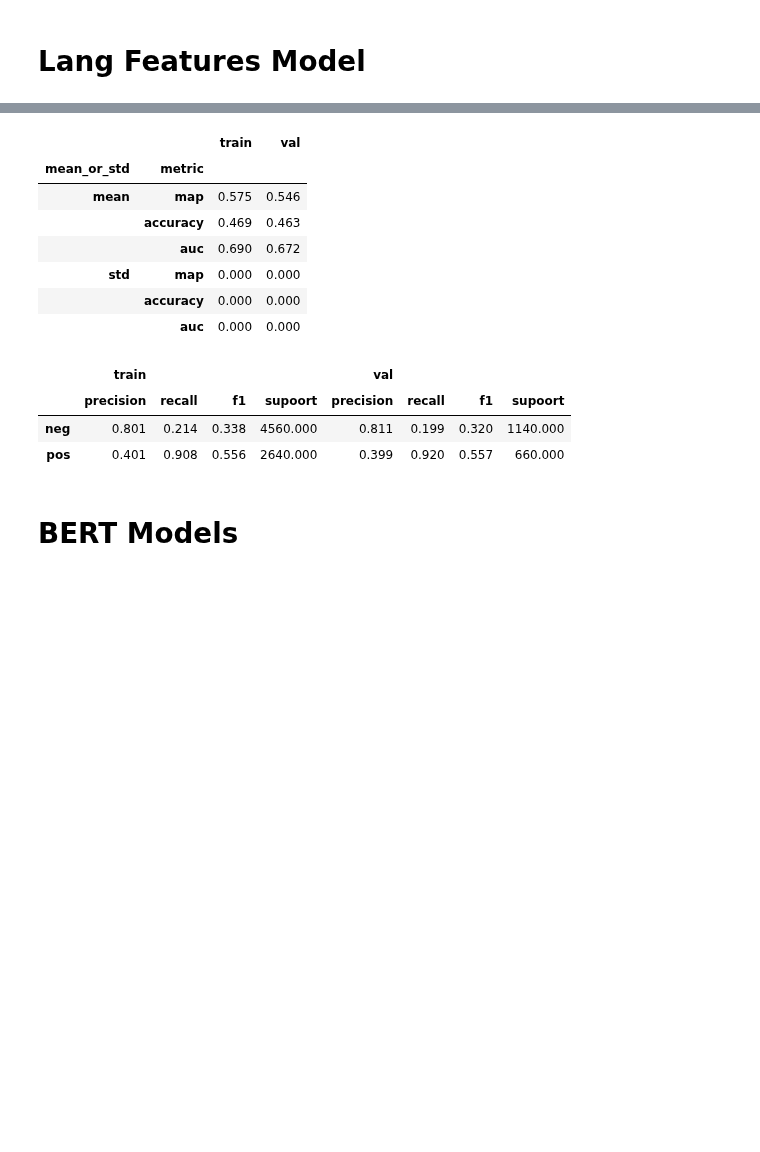
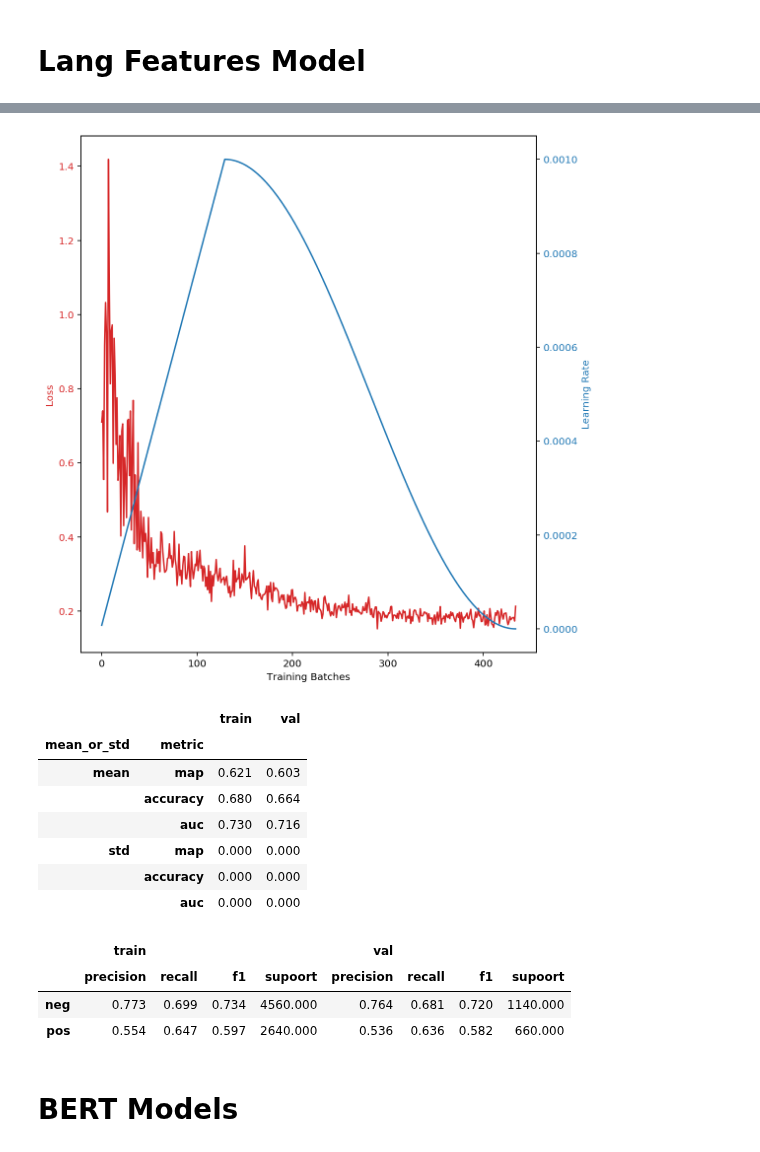
Before and after one commit to faizanahemad/facebook-hateful-memes, a Jupyter notebook: notebooks/Fasttext1DCNN.ipynb, the cells around one changed output, grey strips where cells are left out. Cells and saved outputs as stored; diff of their text form; code cells hidden in the pictures; blank space fills up the shorter version.

Commit message:
Fasttext NB

```diff
--- a/notebooks/Fasttext1DCNN.ipynb
+++ b/notebooks/Fasttext1DCNN.ipynb
@@ -65,17 +69,10 @@ choice_probas = {"keyboard": 0.1, "char_substitute": 0.0, "char_insert": 0.1, "c
                  "text_rotate": 0.5, "sentence_shuffle": 0.5, "one_third_cut": 0.3, "half_cut":0.1}
 preprocess_text = TextAugment([0.05, 0.05, 0.05, 0.35, 0.3, 0.2], choice_probas, fasttext_file="wiki-news-300d-1M-subword.bin")
 
-im_transform = transforms.RandomChoice([transforms.Grayscale(num_output_channels=3),
-                                        transforms.RandomHorizontalFlip(p=1.0),
-                                        lambda x: x,
-                                        transforms.Compose([transforms.Resize(256), transforms.CenterCrop(224)]),
-                                        transforms.Compose([transforms.Resize(480), transforms.CenterCrop(400)]),
-                                        transforms.Compose([transforms.Resize(640), transforms.CenterCrop(520)]),
-                                        DefinedRotation(15), QuadrantCut()])
 
-data = get_datasets(data_dir="../data/", train_text_transform=preprocess_text, train_image_transform=im_transform,
+data = get_datasets(data_dir="../data/", train_text_transform=preprocess_text, train_image_transform=None,
                     test_text_transform=None, test_image_transform=None,
-                    cache_images = True, use_images = True, dev=False,
+                    cache_images = True, use_images = False, dev=False,
                     keep_original_text=False, keep_original_image=False,
                     keep_processed_image=True, keep_torchvision_image=False,)
 
@@ -97,7 +94,7 @@ rangerQHparams = dict(lr=1e-3, betas=(0.9, 0.999), nus=(.7, 1.0),
     eps=1e-8,)
 
 adam = torch.optim.Adam
-adam_params = params=dict(lr=1e-3, weight_decay=1e-6)
+adam_params = params=dict(lr=1e-3, weight_decay=1e-7)
 
 adamw = torch.optim.AdamW
 adamw_params = dict(lr=0.001, betas=(0.9, 0.999), eps=1e-08, weight_decay=1e-2)
@@ -169,21 +204,31 @@ prfs
 # %% [markdown]
 # Lang Features Model
 # %%
-epochs = 5
+epochs = 15
 batch_size=256
+# fasttext_crawl 1.9s
+# spacy 1.8s
+# full_view 1.4s 0.659	0.651
+# gensim 7.5s # 0.718	0.737
+# nltk 3s 0.609	0.585
+# "spacy", "key_phrases" 4.2s 0.688	0.670
+# "fasttext_crawl", "spacy", "key_phrases", "gensim" 20s 0.763	0.729 2h 49m
+# "fasttext_crawl", "gensim" 11s 0.749	0.733 1h 47m
+# gensim 8s 0.751	0.733 1h 20m
 
 all_caps = ["fasttext_crawl", "spacy", "full_view", "key_phrases", "nltk", "gensim"] # "snlp", "ibm_max", "tmoji", "key_phrases", "full_view", "spacy", "nltk", "fasttext_crawl"
-# all_caps = ["fasttext_crawl", ]
+all_caps = ["full_view",]
+all_caps = ["fasttext_crawl", "spacy", "key_phrases", "nltk"]
+all_caps = ["fasttext_crawl", "gensim"]
 model_fn = model_builder(LangFeaturesModel,
                          dict(classifier_dims=256, num_classes=2,
-                              gaussian_noise=0.2, dropout=0.1, embedding_dims=256, internal_dims=512,
+                              gaussian_noise=0.2, dropout=0.2, embedding_dims=256, internal_dims=512,
                               capabilities=all_caps, featurizer="transformer", n_layers=2,
                               final_layer_builder=fb_1d_loss_builder),
                          optimiser_class=optimizer, optimiser_params=optimizer_params)
 
 
 
-n_tests = 1
 multi_eval=False
 kfold=False
 results, prfs = train_validate_ntimes(model_fn, data, batch_size, epochs,
@@ -217,14 +261,15 @@ Epoch =  5 Loss = 0.708022 LR = 0.00000000
+[figure, added]
 |  |  | train | val |
 | mean_or_std | metric |  |  |
-| mean | map | 0.575 | 0.546 |
-|  | accuracy | 0.469 | 0.463 |
-|  | auc | 0.690 | 0.672 |
+| mean | map | 0.621 | 0.603 |
+|  | accuracy | 0.680 | 0.664 |
+|  | auc | 0.730 | 0.716 |
 | std | map | 0.000 | 0.000 |
 |  | accuracy | 0.000 | 0.000 |
 |  | auc | 0.000 | 0.000 |
 |  | train |  |  |  | val |  |  |  |
 |  | precision | recall | f1 | supoort | precision | recall | f1 | supoort |
-| neg | 0.801 | 0.214 | 0.338 | 4560.000 | 0.811 | 0.199 | 0.320 | 1140.000 |
-| pos | 0.401 | 0.908 | 0.556 | 2640.000 | 0.399 | 0.920 | 0.557 | 660.000 |
+| neg | 0.773 | 0.699 | 0.734 | 4560.000 | 0.764 | 0.681 | 0.720 | 1140.000 |
+| pos | 0.554 | 0.647 | 0.597 | 2640.000 | 0.536 | 0.636 | 0.582 | 660.000 |
 # %% [markdown]
 # BERT Models
```
Also changed, not shown: parts of 7 cells of this notebook.
